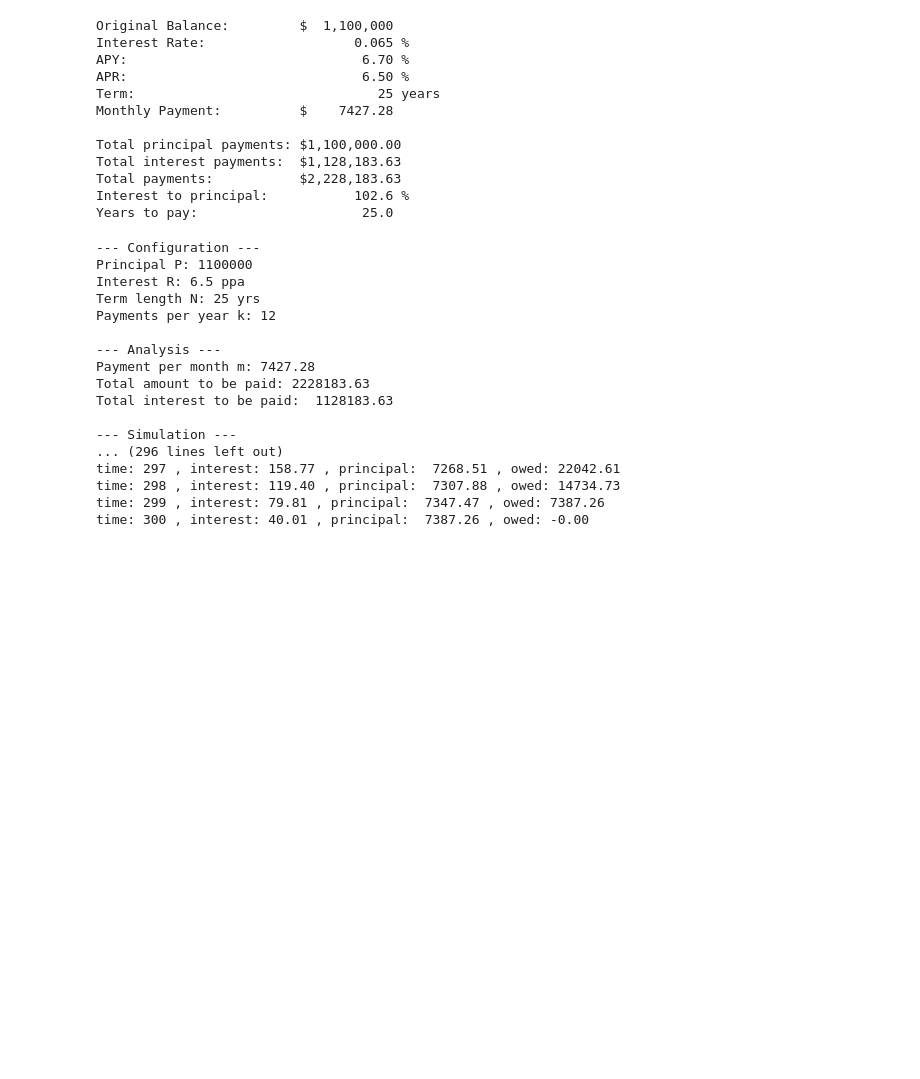
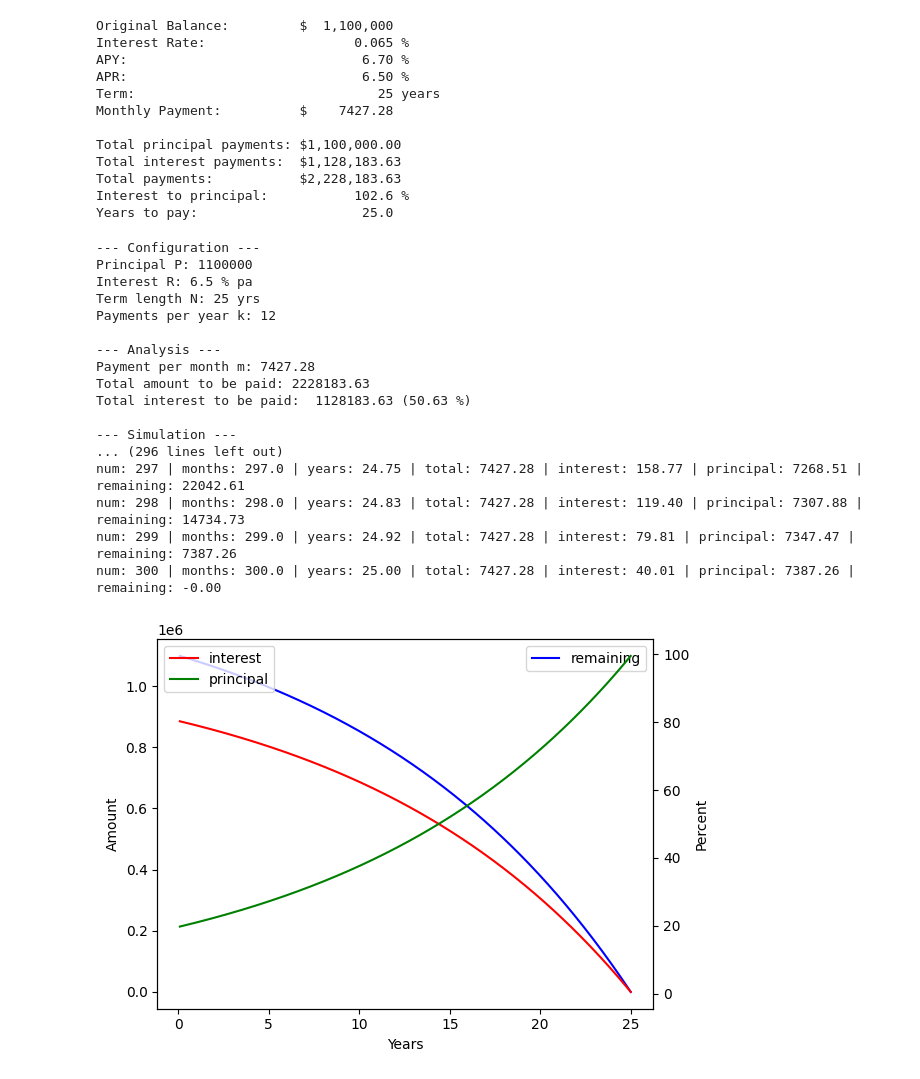
Before and after one commit to stefanschell/playground, a Jupyter notebook: playground.ipynb, the cells around one changed output. Cells and saved outputs as stored; diff of their text form; code cells hidden in the pictures; blank space fills up the shorter version.

```diff
--- a/playground.ipynb
+++ b/playground.ipynb
@@ -37,46 +39,66 @@ class MyLoan:
     def print(self):
         print('--- Configuration ---')
         print('Principal P:', self.P)
-        print('Interest R:', self.R * 100, 'ppa')
+        print('Interest R:', self.R * 100, '% pa')
         print('Term length N:', self.N, 'yrs')
         print('Payments per year k:', self.k)
         print('')
         print('--- Analysis ---')
         print('Payment per month m:', f'{self.m:.2f}')
         print('Total amount to be paid:', f'{(self.n * self.p):.2f}')
-        print('Total interest to be paid: ', f'{(self.n * self.p - self.P):.2f}', f'{((self.n * self.p - self.P) / self.P) * 100)):.2f}')
+        print('Total interest to be paid: ', f'{(self.n * self.p - self.P):.2f}', f'({((self.n * self.p - self.P) / (self.n * self.p) * 100):.2f}', '%)')
         print('')
 
     def simulate(self):
         print('--- Simulation ---')
-        amount_owed = self.P
-        time = 0
-        while amount_owed > 0:
-            time += 1
-            interest_paid = amount_owed * self.r
-            principal_paid = self.p - interest_paid
-            amount_owed -= principal_paid
-            print('time:', time, ', interest:', f'{(interest_paid):.2f}', ', principal: ', f'{(principal_paid):.2f}', ', owed:', f'{(amount_owed):.2f}')
+        results = []
+        remaining = self.P
+        num = 0
+        while remaining > 0:
+            num += 1
+            months = num * 12 / self.k
+            years = num / self.k
+            total_paid = self.p
+            interest_paid = remaining * self.r
+            principal_paid = total_paid - interest_paid
+            remaining -= principal_paid
+            print('num:', num, '| months:', months, '| years:', f'{years:.2f}', '| total:', f'{total_paid:.2f}', '| interest:', f'{interest_paid:.2f}', '| principal:', f'{principal_paid:.2f}', '| remaining:', f'{remaining:.2f}')
+            results.append((num, months, years, total_paid, interest_paid, principal_paid, remaining))
         print('')
+        return pd.DataFrame(results, columns=['num', 'months', 'years', 'total', 'interest', 'principal', 'remaining'])
 # %%
 myLoan = MyLoan(P=1100000, R=0.065, N=25, k=12)
 myLoan.print()
-myLoan.simulate()
+results = myLoan.simulate()
 # %% [output]
 --- Configuration ---
 Principal P: 1100000
-Interest R: 6.5 ppa
+Interest R: 6.5 % pa
 Term length N: 25 yrs
 Payments per year k: 12
 
 --- Analysis ---
 Payment per month m: 7427.28
 Total amount to be paid: 2228183.63
-Total interest to be paid:  1128183.63
+Total interest to be paid:  1128183.63 (50.63 %)
 
 --- Simulation ---
 ... (296 lines left out)
-time: 297 , interest: 158.77 , principal:  7268.51 , owed: 22042.61
-time: 298 , interest: 119.40 , principal:  7307.88 , owed: 14734.73
-time: 299 , interest: 79.81 , principal:  7347.47 , owed: 7387.26
-time: 300 , interest: 40.01 , principal:  7387.26 , owed: -0.00
+num: 297 | months: 297.0 | years: 24.75 | total: 7427.28 | interest: 158.77 | principal: 7268.51 | remaining: 22042.61
+num: 298 | months: 298.0 | years: 24.83 | total: 7427.28 | interest: 119.40 | principal: 7307.88 | remaining: 14734.73
+num: 299 | months: 299.0 | years: 24.92 | total: 7427.28 | interest: 79.81 | principal: 7347.47 | remaining: 7387.26
+num: 300 | months: 300.0 | years: 25.00 | total: 7427.28 | interest: 40.01 | principal: 7387.26 | remaining: -0.00
+# %%
+fig, ax1 = plt.subplots()
+ax1.plot(results['years'], results['remaining'], 'b', label='remaining')
+ax1.set_xlabel('Years')
+ax1.set_ylabel('Amount')
+ax1.legend()
+ax2 = ax1.twinx()
+ax2.plot(results['years'], 100 * results['interest'] / results['total'], 'r', label='interest')
+ax2.plot(results['years'], 100 * results['principal'] / results['total'], 'g', label='principal')
+ax2.set_ylabel('Percent')
+ax2.legend()
+plt.show()
+# %% [output]
+[figure, added]
```
Also changed, not shown: parts of 1 cell of this notebook.
